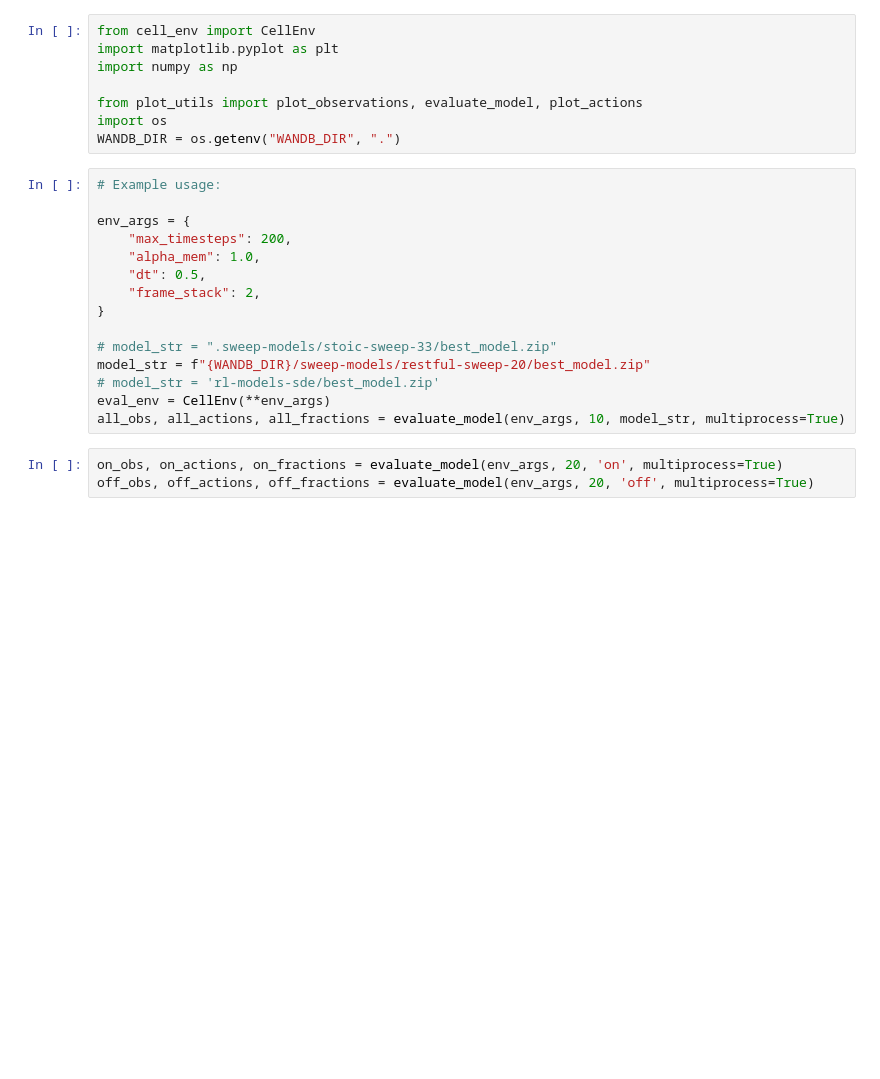
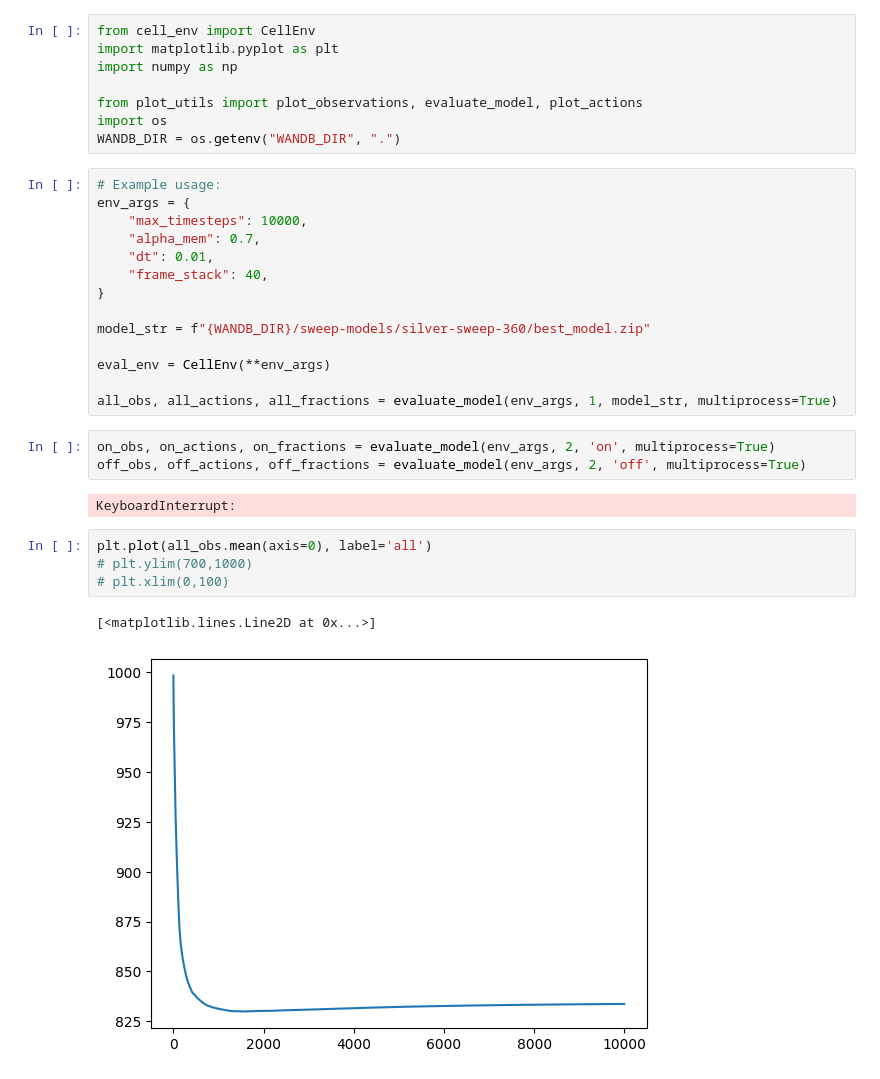
Before and after one commit to JacobHA/RL4Dosing, a Jupyter notebook: rl_eval.ipynb, the cells around one changed output. Drawn from its saved outputs; the diff is of its cells as text; blank space fills up the shorter version.

```diff
--- a/rl_eval.ipynb
+++ b/rl_eval.ipynb
@@ -8,20 +8,28 @@ import os
 WANDB_DIR = os.getenv("WANDB_DIR", ".")
 # %%
 # Example usage:
-
 env_args = {
-    "max_timesteps": 200,
-    "alpha_mem": 1.0,
-    "dt": 0.5,
-    "frame_stack": 2,
+    "max_timesteps": 10000,
+    "alpha_mem": 0.7,
+    "dt": 0.01,
+    "frame_stack": 40,
 }
 
-# model_str = ".sweep-models/stoic-sweep-33/best_model.zip"
-model_str = f"{WANDB_DIR}/sweep-models/restful-sweep-20/best_model.zip"
-# model_str = 'rl-models-sde/best_model.zip'
+model_str = f"{WANDB_DIR}/sweep-models/silver-sweep-360/best_model.zip"
+
 eval_env = CellEnv(**env_args)
-all_obs, all_actions, all_fractions = evaluate_model(env_args, 10, model_str, multiprocess=True)
+
+all_obs, all_actions, all_fractions = evaluate_model(env_args, 1, model_str, multiprocess=True)
 # %%
-on_obs, on_actions, on_fractions = evaluate_model(env_args, 20, 'on', multiprocess=True)
-off_obs, off_actions, off_fractions = evaluate_model(env_args, 20, 'off', multiprocess=True)
+on_obs, on_actions, on_fractions = evaluate_model(env_args, 2, 'on', multiprocess=True)
+off_obs, off_actions, off_fractions = evaluate_model(env_args, 2, 'off', multiprocess=True)
+# %% [output]
+KeyboardInterrupt:
+# %%
+plt.plot(all_obs.mean(axis=0), label='all')
+# plt.ylim(700,1000)
+# plt.xlim(0,100)
+# %% [output]
+[<matplotlib.lines.Line2D at 0x...>]
+[figure, added]
 # %%
```
Also changed, not shown: parts of 5 cells of this notebook, 1 other file.
